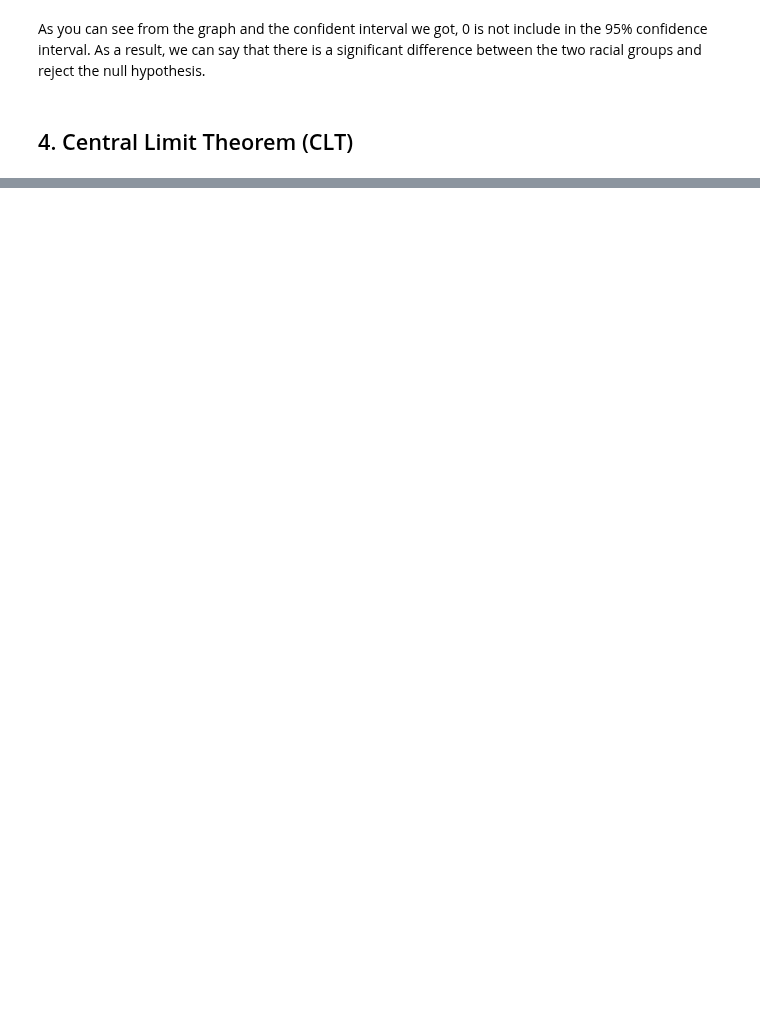
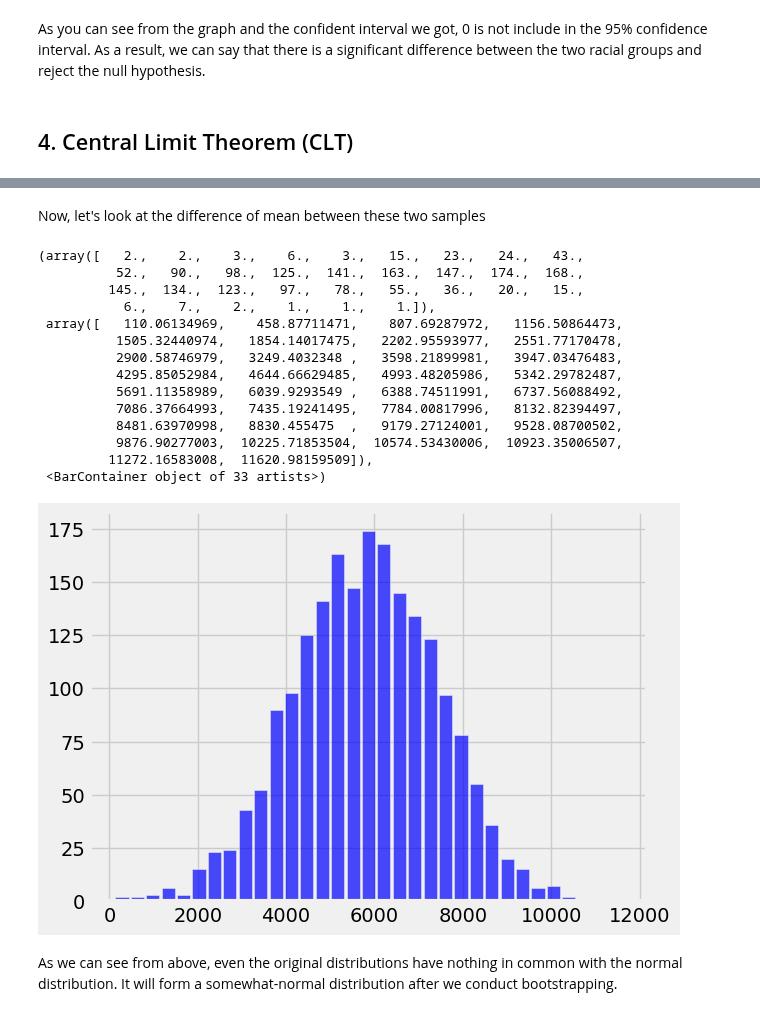
Before and after one commit to ds-modules/Legalst-123, a Jupyter notebook: labs/05_Large n/05_Central_Limit_Theorem_Confidence_Intervals_Hypothesis_Testing-Sol.ipynb, the cells around one changed output, grey strips where cells are left out. Drawn from its saved outputs; the diff is of its cells as text; code cells hidden in the pictures; blank space fills up the shorter version.

```diff
--- a/labs/05_Large n/05_Central_Limit_Theorem_Confidence_Intervals_Hypothesis_Testing-Sol.ipynb
+++ b/labs/05_Large n/05_Central_Limit_Theorem_Confidence_Intervals_Hypothesis_Testing-Sol.ipynb
@@ -295,0 +334,22 @@ As you can see from the graph and the confident interval we got, 0 is not includ
+# %% [markdown]
+Now, let's look at the difference of mean between these two samples
+# %%
+plt.hist(bstrap_means, bins='auto', color='blue', alpha=0.7, rwidth=0.85)
+# %% [output]
+(array([   2.,    2.,    3.,    6.,    3.,   15.,   23.,   24.,   43.,
+          52.,   90.,   98.,  125.,  141.,  163.,  147.,  174.,  168.,
+         145.,  134.,  123.,   97.,   78.,   55.,   36.,   20.,   15.,
+           6.,    7.,    2.,    1.,    1.,    1.]),
+ array([   110.06134969,    458.87711471,    807.69287972,   1156.50864473,
+          1505.32440974,   1854.14017475,   2202.95593977,   2551.77170478,
+          2900.58746979,   3249.4032348 ,   3598.21899981,   3947.03476483,
+          4295.85052984,   4644.66629485,   4993.48205986,   5342.29782487,
+          5691.11358989,   6039.9293549 ,   6388.74511991,   6737.56088492,
+          7086.37664993,   7435.19241495,   7784.00817996,   8132.82394497,
+          8481.63970998,   8830.455475  ,   9179.27124001,   9528.08700502,
+          9876.90277003,  10225.71853504,  10574.53430006,  10923.35006507,
+         11272.16583008,  11620.98159509]),
+ <BarContainer object of 33 artists>)
+[figure, added]
+# %% [markdown]
+As we can see from above, even the original distributions have nothing in common with the normal distribution. It will form a somewhat-normal distribution after we conduct bootstrapping.
```
Also changed, not shown: parts of 19 cells of this notebook.
